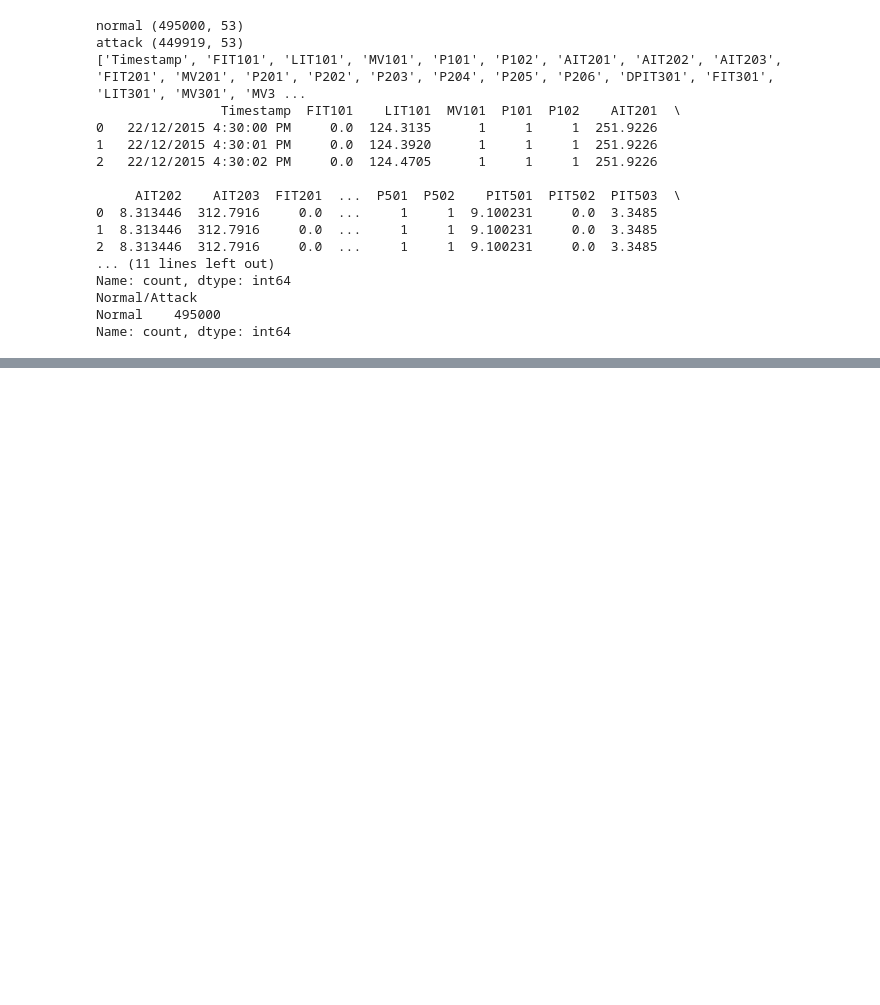
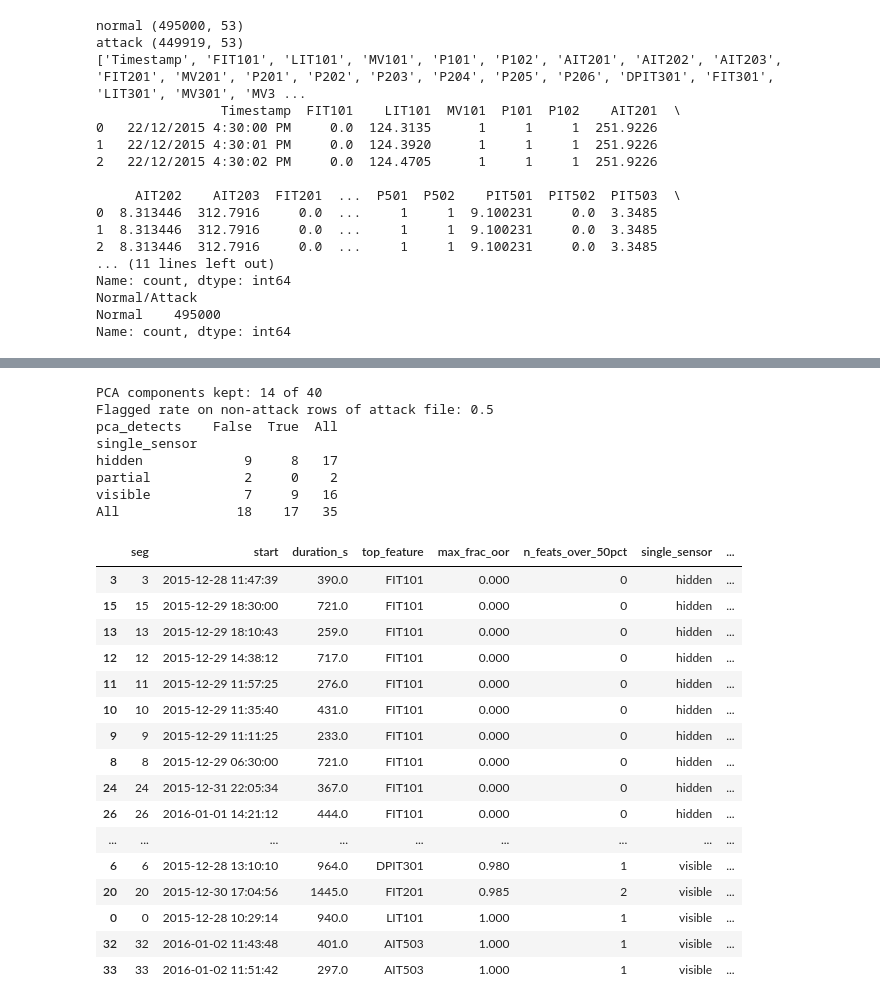
Before and after one commit to sidraalyousef/federated-attack-detection-ICS, a Jupyter notebook: notebooks/01_swat_eda.ipynb, the cells around one changed output, grey strips where cells are left out. Cells and saved outputs as stored; diff of their text form; code cells hidden in the pictures; blank space fills up the shorter version.

```diff
--- a/notebooks/01_swat_eda.ipynb
+++ b/notebooks/01_swat_eda.ipynb
@@ -74,0 +234,49 @@ print("Likely actuators (<=5 unique values):", nunique[nunique <= 5].index.tolis
+# %%
+from sklearn.preprocessing import StandardScaler
+from sklearn.decomposition import PCA
+
+use = [c for c in feats if normal[c].std() > 0]
+sc = StandardScaler().fit(normal[use])
+Xn, Xa = sc.transform(normal[use]), sc.transform(attack[use])
+
+pca = PCA(n_components=0.95, svd_solver="full").fit(Xn)
+print("PCA components kept:", pca.n_components_, "of", len(use))
+
+def recon_err(X):
+    return ((X - pca.inverse_transform(pca.transform(X))) ** 2).sum(axis=1)
+
+thr = np.percentile(recon_err(Xn), 99.9)             # threshold from normal data only
+flag = recon_err(Xa) > thr
+print("Flagged rate on non-attack rows of attack file:", round(flag[attack["label"].values == 0].mean(), 3))
+
+det["pca_frac_flagged"] = [round(flag[attack["Timestamp"].between(s["start"], s["end"]).values].mean(), 3)
+                           for _, s in segs.iterrows()]
+det["pca_detects"] = det["pca_frac_flagged"] >= 0.5
+print(pd.crosstab(det["single_sensor"], det["pca_detects"], margins=True))
+det.sort_values("max_frac_oor")
+# %% [output]
+PCA components kept: 14 of 40
+Flagged rate on non-attack rows of attack file: 0.5
+pca_detects    False  True  All
+single_sensor
+hidden             9     8   17
+partial            2     0    2
+visible            7     9   16
+All               18    17   35
+|  | seg | start | duration_s | top_feature | max_frac_oor | n_feats_over_50pct | single_sensor | ... |
+| 3 | 3 | 2015-12-28 11:47:39 | 390.0 | FIT101 | 0.000 | 0 | hidden | ... |
+| 15 | 15 | 2015-12-29 18:30:00 | 721.0 | FIT101 | 0.000 | 0 | hidden | ... |
+| 13 | 13 | 2015-12-29 18:10:43 | 259.0 | FIT101 | 0.000 | 0 | hidden | ... |
+| 12 | 12 | 2015-12-29 14:38:12 | 717.0 | FIT101 | 0.000 | 0 | hidden | ... |
+| 11 | 11 | 2015-12-29 11:57:25 | 276.0 | FIT101 | 0.000 | 0 | hidden | ... |
+| 10 | 10 | 2015-12-29 11:35:40 | 431.0 | FIT101 | 0.000 | 0 | hidden | ... |
+| 9 | 9 | 2015-12-29 11:11:25 | 233.0 | FIT101 | 0.000 | 0 | hidden | ... |
+| 8 | 8 | 2015-12-29 06:30:00 | 721.0 | FIT101 | 0.000 | 0 | hidden | ... |
+| 24 | 24 | 2015-12-31 22:05:34 | 367.0 | FIT101 | 0.000 | 0 | hidden | ... |
+| 26 | 26 | 2016-01-01 14:21:12 | 444.0 | FIT101 | 0.000 | 0 | hidden | ... |
+| ... | ... | ... | ... | ... | ... | ... | ... | ... |
+| 6 | 6 | 2015-12-28 13:10:10 | 964.0 | DPIT301 | 0.980 | 1 | visible | ... |
+| 20 | 20 | 2015-12-30 17:04:56 | 1445.0 | FIT201 | 0.985 | 2 | visible | ... |
+| 0 | 0 | 2015-12-28 10:29:14 | 940.0 | LIT101 | 1.000 | 1 | visible | ... |
+| 32 | 32 | 2016-01-02 11:43:48 | 401.0 | AIT503 | 1.000 | 1 | visible | ... |
+| 33 | 33 | 2016-01-02 11:51:42 | 297.0 | AIT503 | 1.000 | 1 | visible | ... |
```
Also changed, not shown: parts of 7 cells of this notebook, 4 other files.
